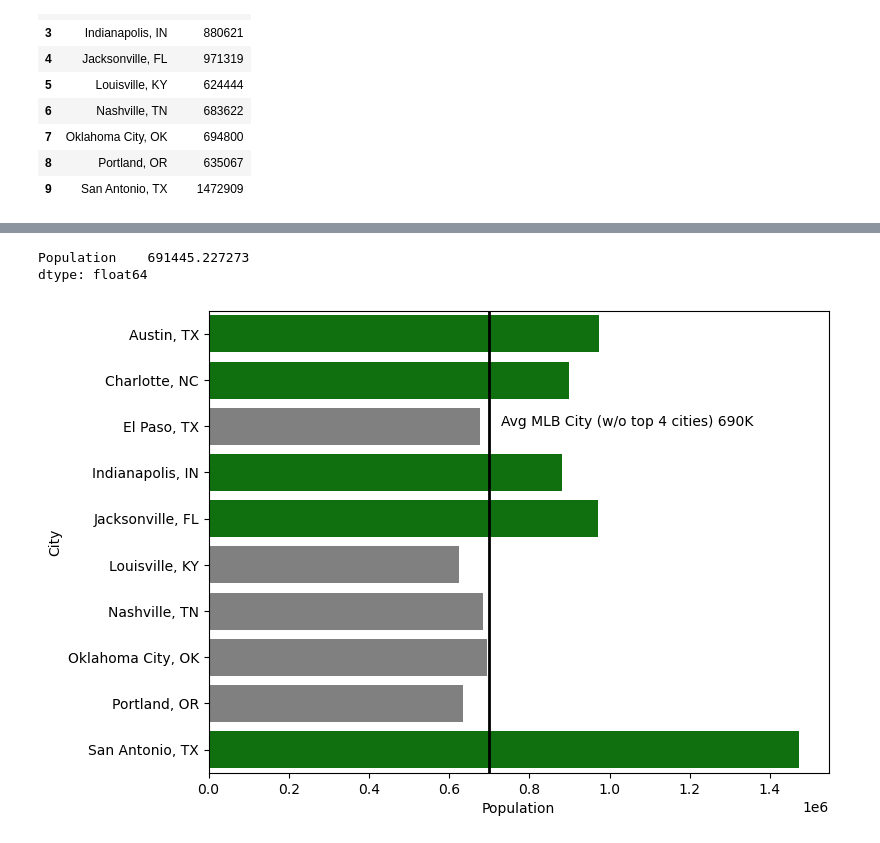
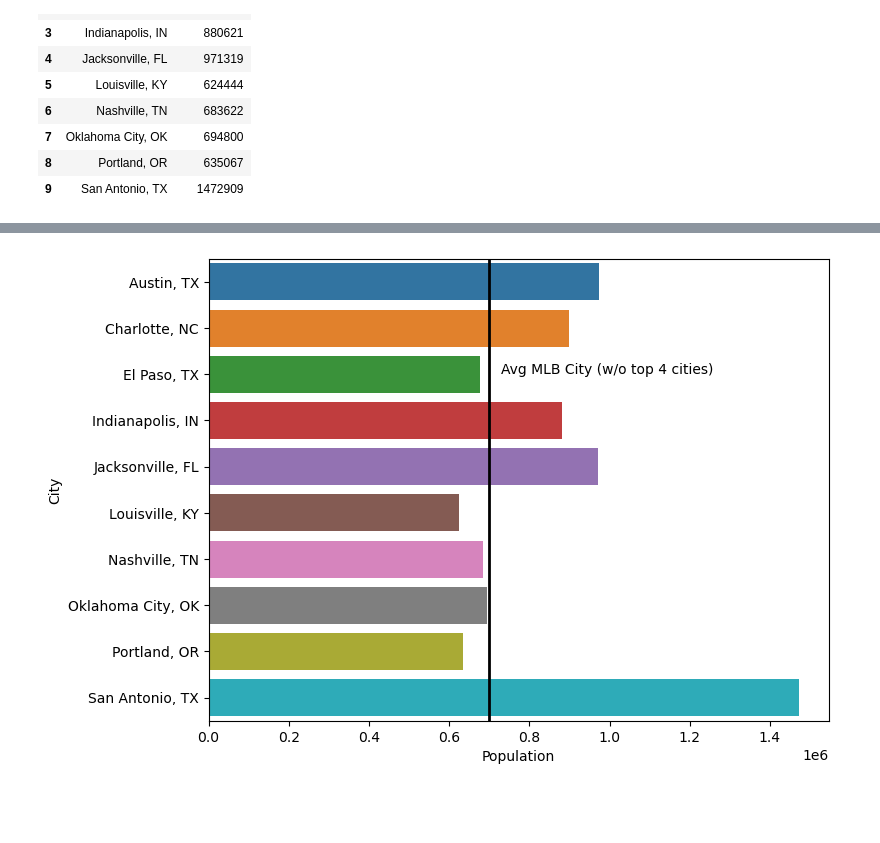
Before and after one commit to NashvilleNorris/norris_capstone, a Jupyter notebook: data/capstone.ipynb, the cells around one changed output, grey strips where cells are left out. Drawn from its saved outputs; the diff is of its cells as text; code cells hidden in the pictures; blank space fills up the shorter version.

```diff
--- a/data/capstone.ipynb
+++ b/data/capstone.ipynb
@@ -264,5 +178,0 @@ sns.barplot(x = "Population",
-# %%
-pop_has_team.mean()
-# %% [output]
-Population    691445.227273
-dtype: float64
@@ -271,8 +179,8 @@ cols_pop = ['grey' if y < 705000 else 'green' for y in pop_no_team["Population"]
 # %%
 fig, ax = plt.subplots(figsize=(8, 6))
 sns.barplot(x = "Population",
-            y = "City", palette = cols_pop,
+            y = "City",
            data = pop_no_team).axvline(x=700000, color= 'black', linewidth=2)
-ax.text(730000,2, "Avg MLB City (w/o top 4 cities) 690K");
+ax.text(730000,2, "Avg MLB City (w/o top 4 cities)");
 # %% [output]
-[figure, old version]
+[figure, new version]
```
Also changed, not shown: parts of 38 cells of this notebook, 2 other files.
